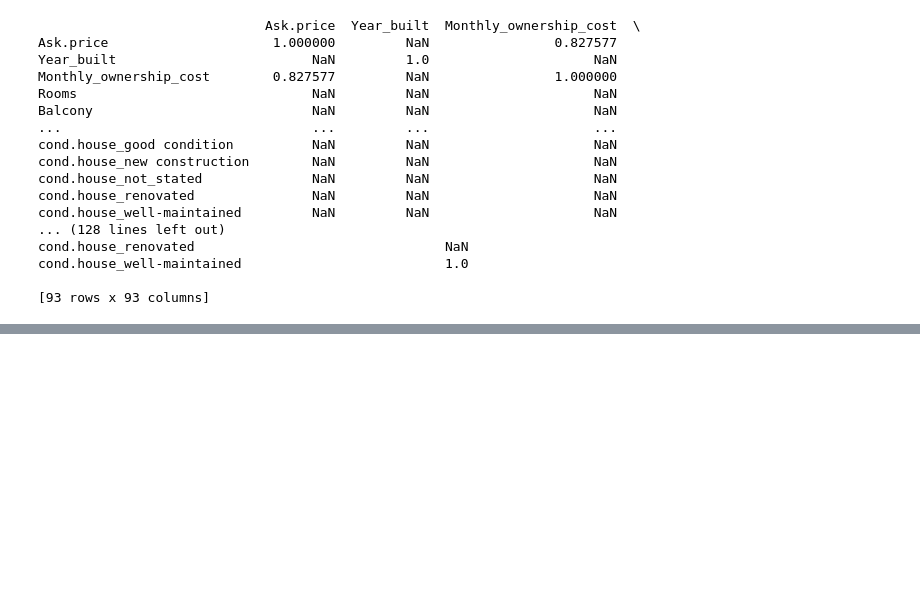
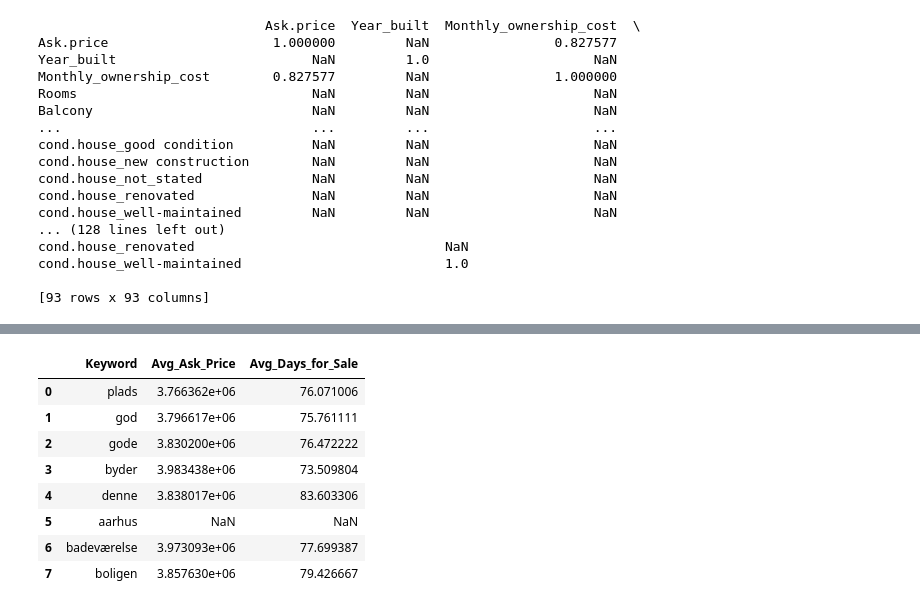
Before and after one commit to SebVJ/dsp_project, a Jupyter notebook: dsp_project/1. Data Exploration/Data_exp.ipynb, the cells around one changed output, grey strips where cells are left out. Saved outputs shown, nothing was run; the diff lists cells and outputs as text; code cells hidden in the pictures; blank space fills up the shorter version.

```diff
--- a/dsp_project/1. Data Exploration/Data_exp.ipynb
+++ b/dsp_project/1. Data Exploration/Data_exp.ipynb
@@ -424,0 +369,18 @@ px.scatter(df, x='Ask.price', y='Monthly_ownership_cost', color='Outlier')
+# %%
+from textblob import TextBlob
+
+# Function to analyze sentiment
+def analyze_sentiment(text):
+    analysis = TextBlob(text)
+    return analysis.sentiment.polarity
+
+# Apply sentiment analysis to the cleaned descriptions
+df['Sentiment'] = df['Cleaned_Description'].apply(analyze_sentiment)
+
+# Summary statistics of sentiment scores
+sentiment_summary = df['Sentiment'].describe()
+
+# Correlation between sentiment and numerical variables
+sentiment_correlation = df[['Sentiment', 'Ask.price', 'days_for_sale']].corr()
+
+sentiment_summary, sentiment_correlation
@@ -424,0 +472,30 @@ px.scatter(df, x='Ask.price', y='Monthly_ownership_cost', color='Outlier')
+# %%
+# Define a function to check if a keyword is in the description
+def contains_keyword(keyword, text):
+    return keyword in text
+
+# Initialize a list for storing results
+results = []
+
+# Analyze impact of each keyword
+keywords = ['plads', 'god', 'gode', 'byder', 'denne', 'aarhus', 'badeværelse', 'boligen']
+for keyword in keywords:
+    df[keyword] = df['Description'].apply(lambda x: contains_keyword(keyword, x))
+    avg_price = df[df[keyword]]['Ask.price'].mean()
+    avg_days_for_sale = df[df[keyword]]['days_for_sale'].mean()
+    results.append({'Keyword': keyword, 'Avg_Ask_Price': avg_price, 'Avg_Days_for_Sale': avg_days_for_sale})
+
+# Convert results to DataFrame
+keyword_impact_df = pd.DataFrame(results)
+
+keyword_impact_df
+# %% [output]
+|  | Keyword | Avg_Ask_Price | Avg_Days_for_Sale |
+| 0 | plads | 3.766362e+06 | 76.071006 |
+| 1 | god | 3.796617e+06 | 75.761111 |
+| 2 | gode | 3.830200e+06 | 76.472222 |
+| 3 | byder | 3.983438e+06 | 73.509804 |
+| 4 | denne | 3.838017e+06 | 83.603306 |
+| 5 | aarhus | NaN | NaN |
+| 6 | badeværelse | 3.973093e+06 | 77.699387 |
+| 7 | boligen | 3.857630e+06 | 79.426667 |
```
Also changed, not shown: parts of 11 cells of this notebook.
